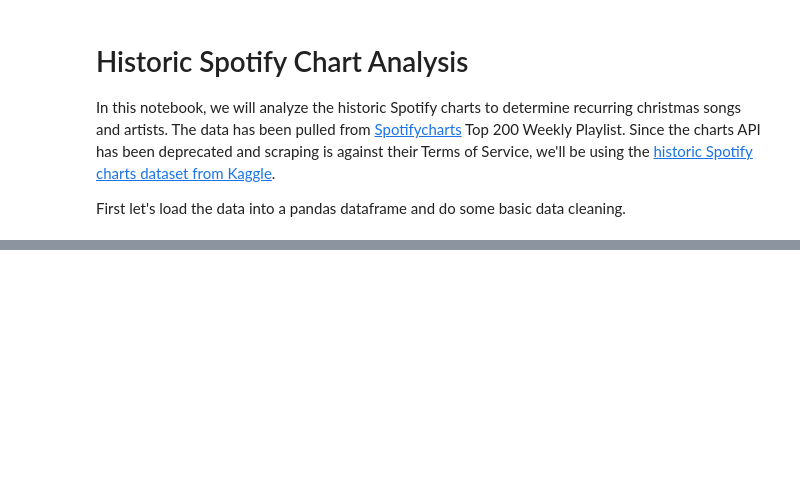
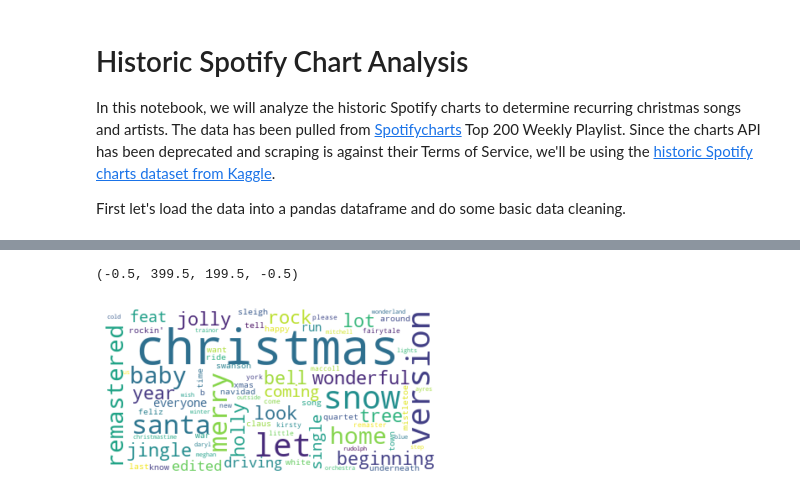
Before and after one commit to missing-user/christmasPredictor, a Jupyter notebook: .ipynb, the cells around one changed output, grey strips where cells are left out. Drawn from its saved outputs; the diff is of its cells as text; code cells hidden in the pictures; blank space fills up the shorter version.

```diff
--- a/.ipynb
+++ b/.ipynb
@@ -59,0 +71,17 @@ lastChristmas.plot(kind="line", subplots=True)
+# %%
+import re
+from wordcloud import WordCloud
+
+# The Wordcloud of all the words in the charts
+# all_char_songs = df.drop_duplicates(subset=["Track"])["Track"]
+# all_char_songs = all_char_songs[~all_char_songs.isnull() ]
+# chartcloud = WordCloud(background_color="white").generate(" ".join(all_char_songs.values))
+
+bag_of_words = " ".join(most_popular_hits.index.values)
+wordcloud = WordCloud(background_color="white").generate(bag_of_words)
+
+plt.imshow(wordcloud, interpolation='bilinear')
+plt.axis("off")
+# %% [output]
+(-0.5, 399.5, 199.5, -0.5)
+[figure, added]
```
Also changed, not shown: parts of 13 cells of this notebook, 2 other files.
